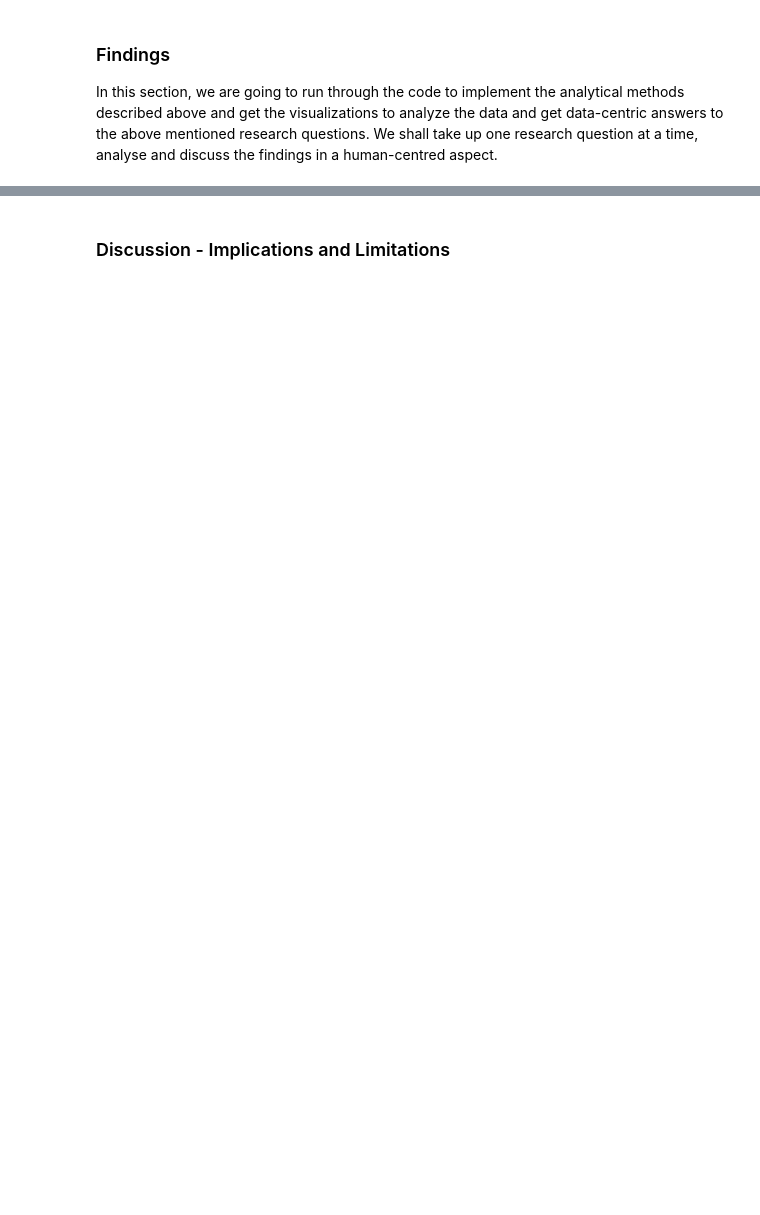
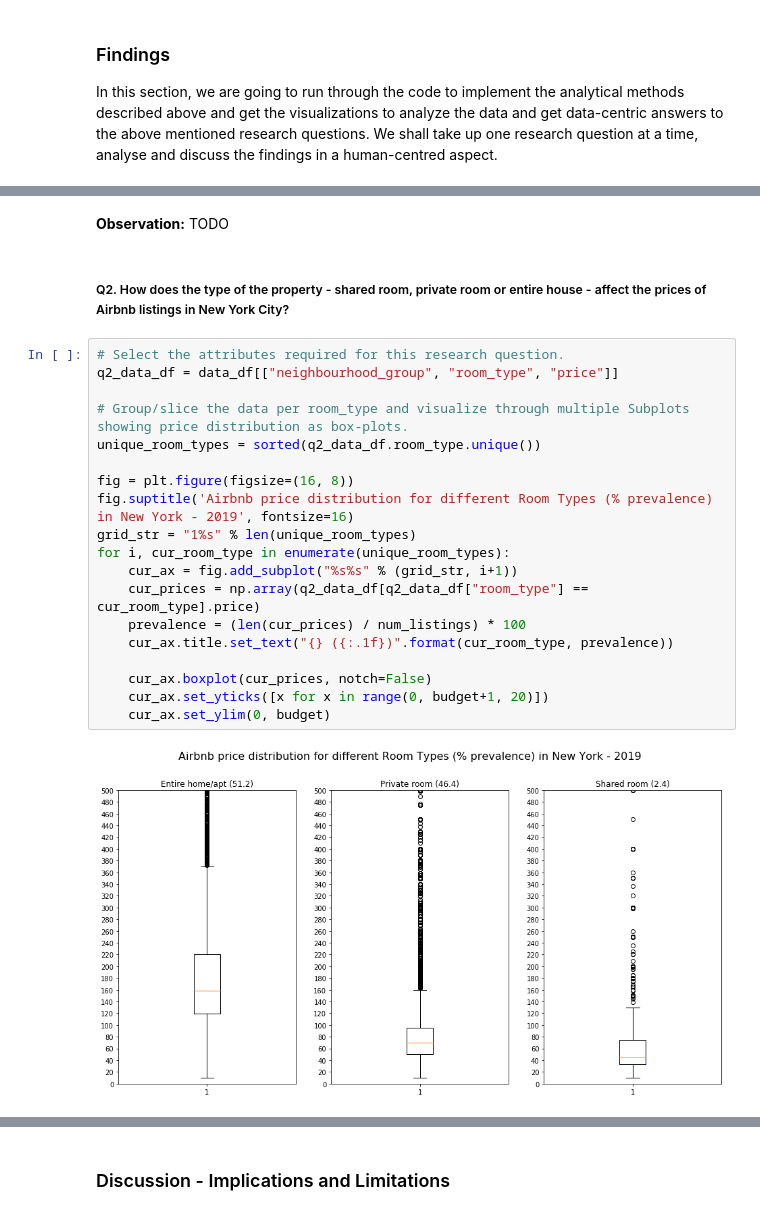
Before and after one commit to bhuvi3/DATA512-Project, a Jupyter notebook: final_project_report.ipynb, the cells around one changed output, grey strips where cells are left out. Saved outputs shown, nothing was run; the diff lists cells and outputs as text; blank space fills up the shorter version.

```diff
--- a/final_project_report.ipynb
+++ b/final_project_report.ipynb
@@ -106,0 +212,25 @@ import pandas as pd  # provides functions to process structured data.
+# %% [markdown]
+**Observation:** TODO
+# %% [markdown]
+##### Q2. How does the type of the property - shared room, private room or entire house - affect the prices of Airbnb listings in New York City?
+# %%
+# Select the attributes required for this research question.
+q2_data_df = data_df[["neighbourhood_group", "room_type", "price"]]
+
+# Group/slice the data per room_type and visualize through multiple Subplots showing price distribution as box-plots.
+unique_room_types = sorted(q2_data_df.room_type.unique())
+
+fig = plt.figure(figsize=(16, 8))
+fig.suptitle('Airbnb price distribution for different Room Types (% prevalence) in New York - 2019', fontsize=16)
+grid_str = "1%s" % len(unique_room_types)
+for i, cur_room_type in enumerate(unique_room_types):
+    cur_ax = fig.add_subplot("%s%s" % (grid_str, i+1))
+    cur_prices = np.array(q2_data_df[q2_data_df["room_type"] == cur_room_type].price)
+    prevalence = (len(cur_prices) / num_listings) * 100
+    cur_ax.title.set_text("{} ({:.1f})".format(cur_room_type, prevalence))
+
+    cur_ax.boxplot(cur_prices, notch=False)
+    cur_ax.set_yticks([x for x in range(0, budget+1, 20)])
+    cur_ax.set_ylim(0, budget)
+# %% [output]
+[figure, added]
```
Also changed, not shown: parts of 37 cells of this notebook.
